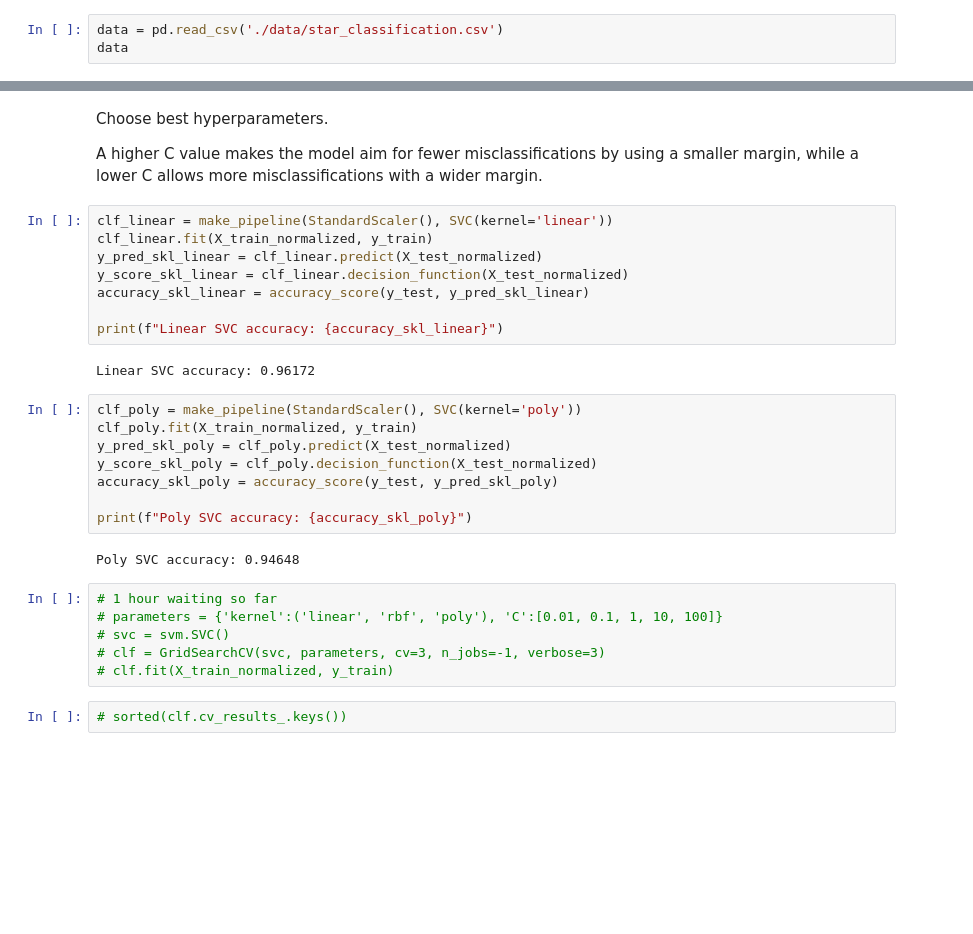
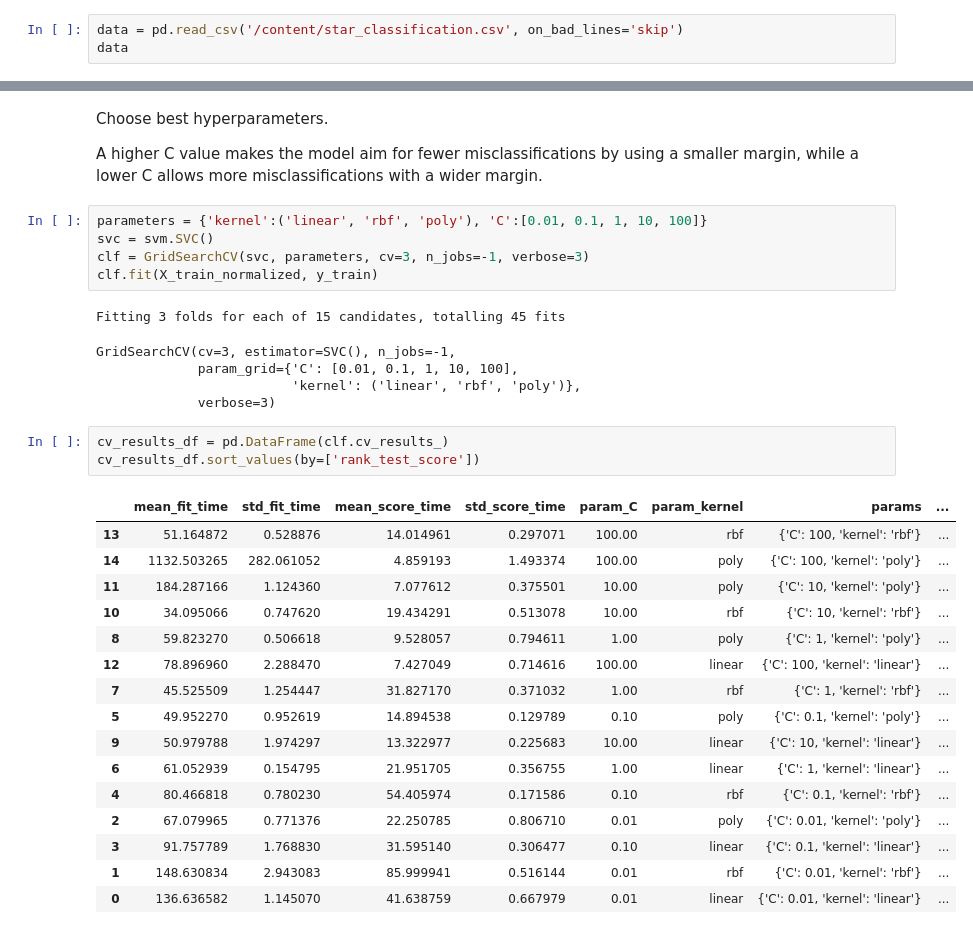
Before and after one commit to adamzsl/master-studies, a Jupyter notebook: SVM/svm.ipynb, the cells around one changed output, grey strips where cells are left out. Drawn from its saved outputs; the diff is of its cells as text; blank space fills up the shorter version.

```diff
--- a/SVM/svm.ipynb
+++ b/SVM/svm.ipynb
@@ -365,7 +402,7 @@ plt.show()
 # %% [markdown]
 # Stellar Classification Dataset - SDSS17
 # %%
-data = pd.read_csv('./data/star_classification.csv')
+data = pd.read_csv('/content/star_classification.csv', on_bad_lines='skip')
 data
 # %% [output]
 |  | obj_ID | alpha | delta | u | g | r | i | z | run_ID | rerun_ID | cam_col | ... |
@@ -508,31 +546,34 @@ plot_histograms(pd.DataFrame(X_train_normalized, columns=[columns]))
 Choose best hyperparameters.
 
  A higher C value makes the model aim for fewer misclassifications by using a smaller margin, while a lower C allows more misclassifications with a wider margin.
-# %%
-clf_linear = make_pipeline(StandardScaler(), SVC(kernel='linear'))
-clf_linear.fit(X_train_normalized, y_train)
-y_pred_skl_linear = clf_linear.predict(X_test_normalized)
-y_score_skl_linear = clf_linear.decision_function(X_test_normalized)
-accuracy_skl_linear = accuracy_score(y_test, y_pred_skl_linear)
-
-print(f"Linear SVC accuracy: {accuracy_skl_linear}")
-# %% [output]
-Linear SVC accuracy: 0.96172
-# %%
-clf_poly = make_pipeline(StandardScaler(), SVC(kernel='poly'))
-clf_poly.fit(X_train_normalized, y_train)
-y_pred_skl_poly = clf_poly.predict(X_test_normalized)
-y_score_skl_poly = clf_poly.decision_function(X_test_normalized)
-accuracy_skl_poly = accuracy_score(y_test, y_pred_skl_poly)
-
-print(f"Poly SVC accuracy: {accuracy_skl_poly}")
-# %% [output]
-Poly SVC accuracy: 0.94648
 # %%
-# 1 hour waiting so far
-# parameters = {'kernel':('linear', 'rbf', 'poly'), 'C':[0.01, 0.1, 1, 10, 100]}
-# svc = svm.SVC()
-# clf = GridSearchCV(svc, parameters, cv=3, n_jobs=-1, verbose=3)
-# clf.fit(X_train_normalized, y_train)
+parameters = {'kernel':('linear', 'rbf', 'poly'), 'C':[0.01, 0.1, 1, 10, 100]}
+svc = svm.SVC()
+clf = GridSearchCV(svc, parameters, cv=3, n_jobs=-1, verbose=3)
+clf.fit(X_train_normalized, y_train)
+# %% [output]
+Fitting 3 folds for each of 15 candidates, totalling 45 fits
+GridSearchCV(cv=3, estimator=SVC(), n_jobs=-1,
+             param_grid={'C': [0.01, 0.1, 1, 10, 100],
+                         'kernel': ('linear', 'rbf', 'poly')},
+             verbose=3)
 # %%
-# sorted(clf.cv_results_.keys())
+cv_results_df = pd.DataFrame(clf.cv_results_)
+cv_results_df.sort_values(by=['rank_test_score'])
+# %% [output]
+|  | mean_fit_time | std_fit_time | mean_score_time | std_score_time | param_C | param_kernel | params | ... |
+| 13 | 51.164872 | 0.528876 | 14.014961 | 0.297071 | 100.00 | rbf | {'C': 100, 'kernel': 'rbf'} | ... |
+| 14 | 1132.503265 | 282.061052 | 4.859193 | 1.493374 | 100.00 | poly | {'C': 100, 'kernel': 'poly'} | ... |
+| 11 | 184.287166 | 1.124360 | 7.077612 | 0.375501 | 10.00 | poly | {'C': 10, 'kernel': 'poly'} | ... |
+| 10 | 34.095066 | 0.747620 | 19.434291 | 0.513078 | 10.00 | rbf | {'C': 10, 'kernel': 'rbf'} | ... |
+| 8 | 59.823270 | 0.506618 | 9.528057 | 0.794611 | 1.00 | poly | {'C': 1, 'kernel': 'poly'} | ... |
+| 12 | 78.896960 | 2.288470 | 7.427049 | 0.714616 | 100.00 | linear | {'C': 100, 'kernel': 'linear'} | ... |
+| 7 | 45.525509 | 1.254447 | 31.827170 | 0.371032 | 1.00 | rbf | {'C': 1, 'kernel': 'rbf'} | ... |
+| 5 | 49.952270 | 0.952619 | 14.894538 | 0.129789 | 0.10 | poly | {'C': 0.1, 'kernel': 'poly'} | ... |
+| 9 | 50.979788 | 1.974297 | 13.322977 | 0.225683 | 10.00 | linear | {'C': 10, 'kernel': 'linear'} | ... |
+| 6 | 61.052939 | 0.154795 | 21.951705 | 0.356755 | 1.00 | linear | {'C': 1, 'kernel': 'linear'} | ... |
+| 4 | 80.466818 | 0.780230 | 54.405974 | 0.171586 | 0.10 | rbf | {'C': 0.1, 'kernel': 'rbf'} | ... |
+| 2 | 67.079965 | 0.771376 | 22.250785 | 0.806710 | 0.01 | poly | {'C': 0.01, 'kernel': 'poly'} | ... |
+| 3 | 91.757789 | 1.768830 | 31.595140 | 0.306477 | 0.10 | linear | {'C': 0.1, 'kernel': 'linear'} | ... |
+| 1 | 148.630834 | 2.943083 | 85.999941 | 0.516144 | 0.01 | rbf | {'C': 0.01, 'kernel': 'rbf'} | ... |
+| 0 | 136.636582 | 1.145070 | 41.638759 | 0.667979 | 0.01 | linear | {'C': 0.01, 'kernel': 'linear'} | ... |
```
Also changed, not shown: parts of 9 cells of this notebook.
